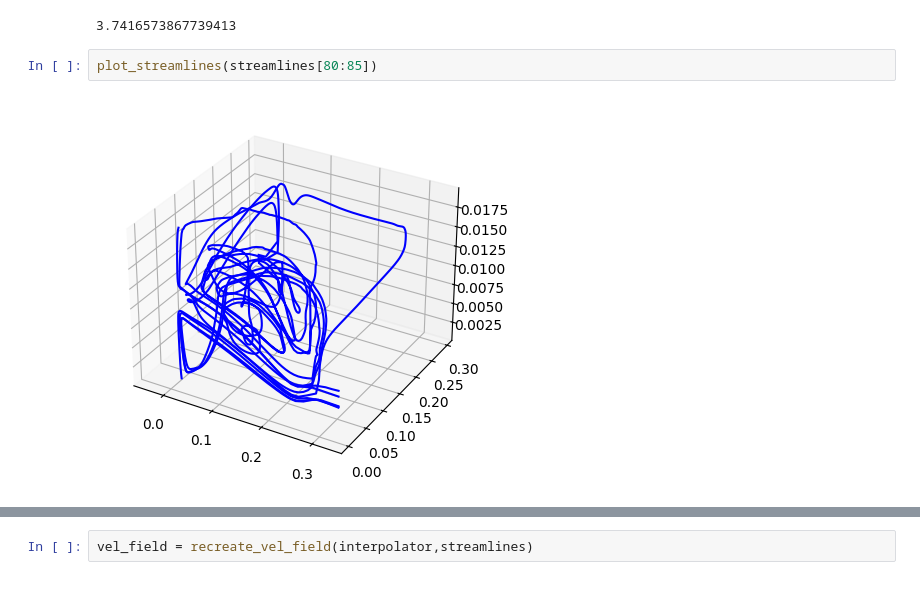
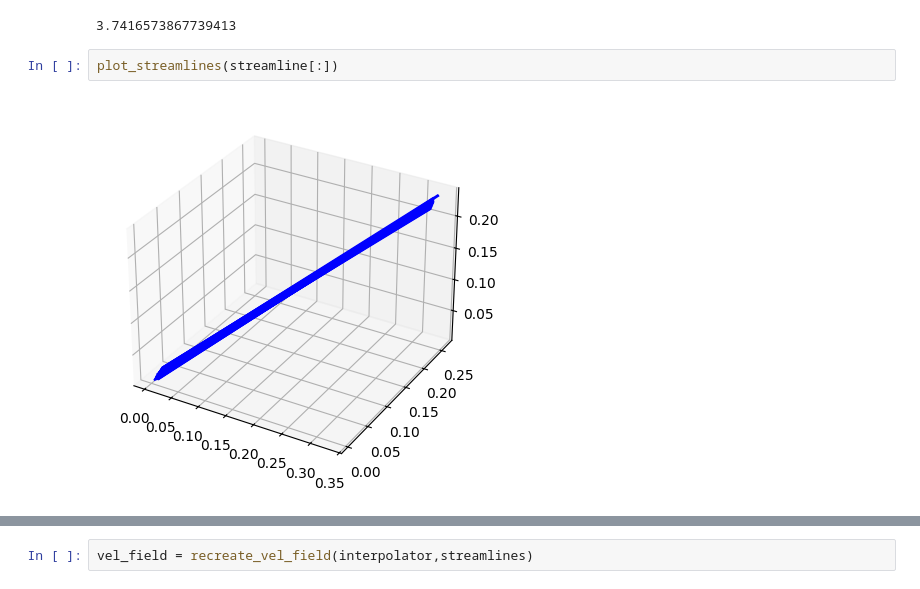
Before and after one commit to DanielFachieri01/ansys, a Jupyter notebook: streamlines.ipynb, the cells around one changed output, grey strips where cells are left out. Drawn from its saved outputs; the diff is of its cells as text.

```diff
--- a/streamlines.ipynb
+++ b/streamlines.ipynb
@@ -353,9 +430,9 @@ v = np.array([1,2,3])
 print(np.sqrt(np.sum(v**2)))
 # %% [output]
 3.7416573867739413
-# %%
-plot_streamlines(streamlines[80:85])
-# %% [output]
-[figure, removed]
+# %%
+plot_streamlines(streamline[:])
+# %% [output]
+[figure, added]
 # %%
 plt.figure()
```
Also changed, not shown: parts of 18 cells of this notebook.
